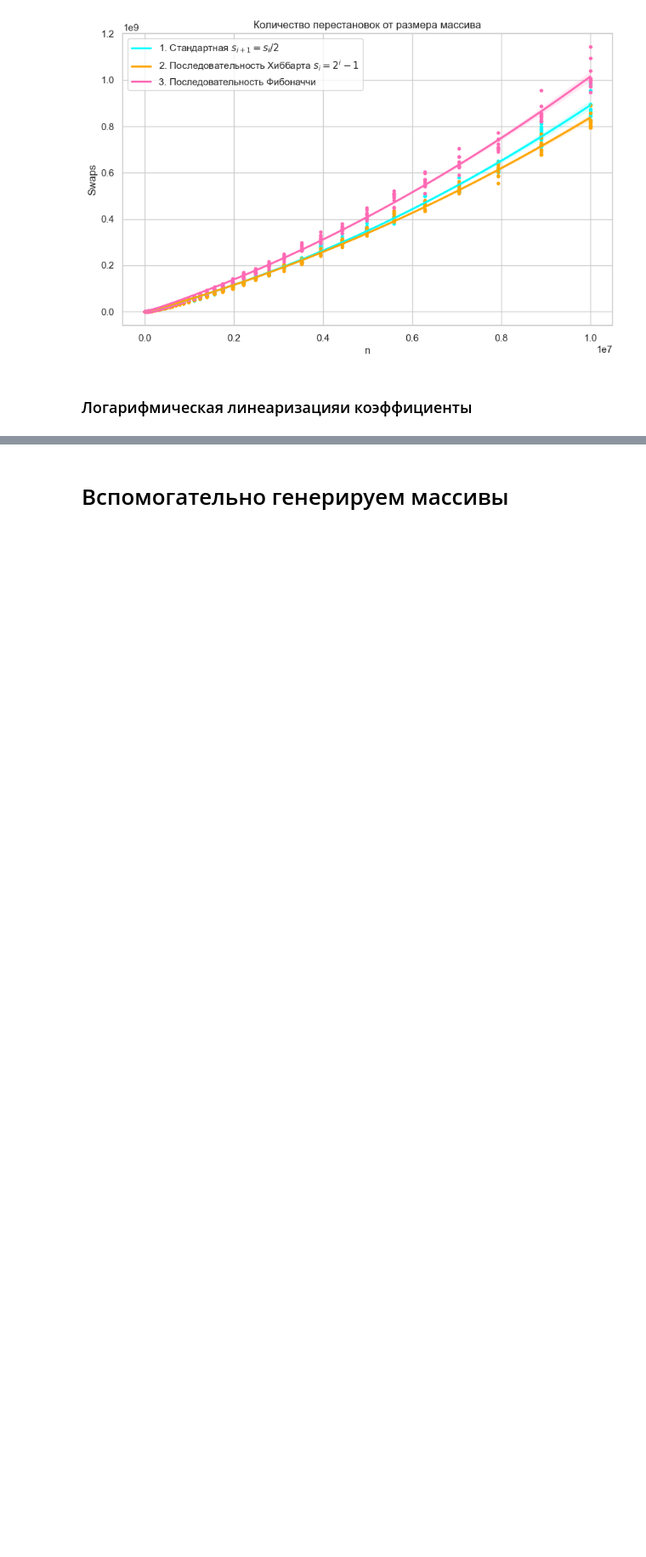
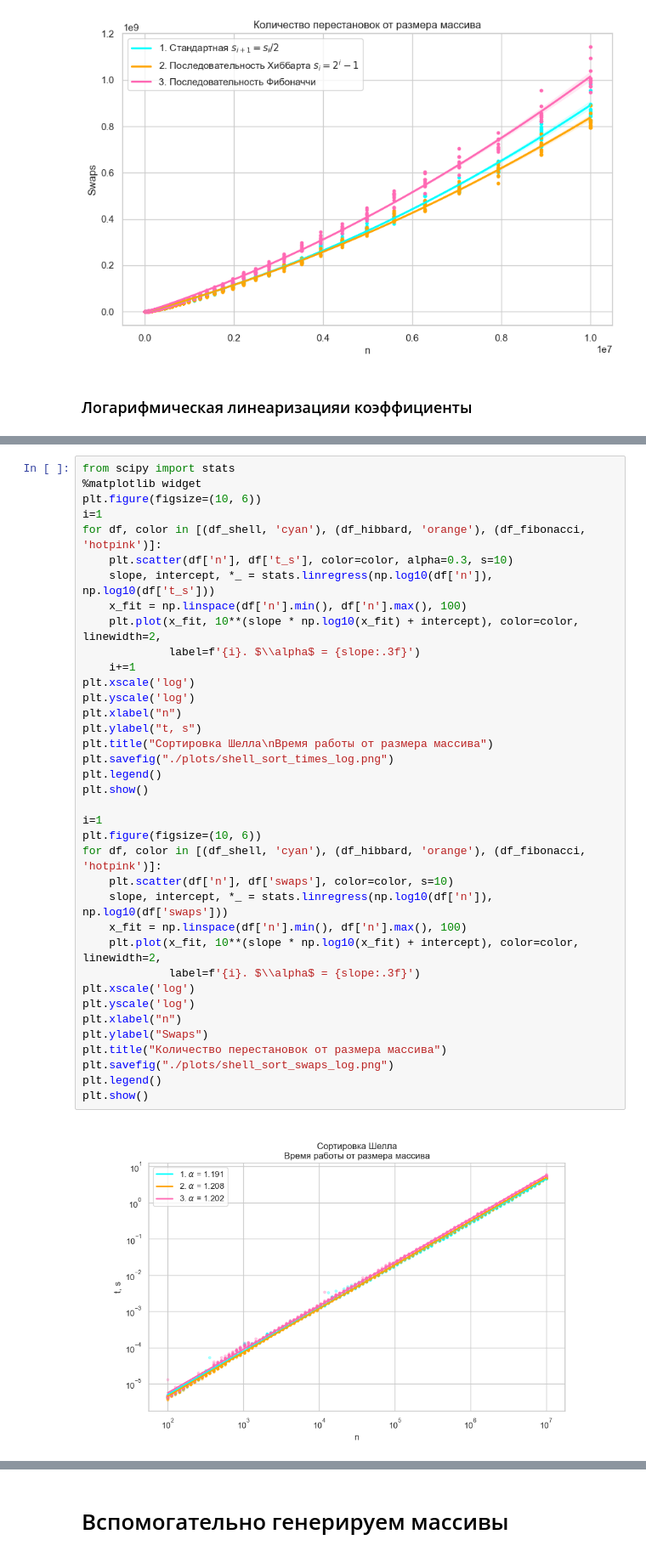
Before and after one commit to TrueToxa/lab-cpp, a Jupyter notebook: lab2-cpp/graph.ipynb, the cells around one changed output, grey strips where cells are left out. Shown at 85% size. Drawn from its saved outputs; the diff is of its cells as text; blank space fills up the shorter version.

```diff
--- a/lab2-cpp/graph.ipynb
+++ b/lab2-cpp/graph.ipynb
@@ -137,0 +197,39 @@ plt.show()
+# %%
+from scipy import stats
+%matplotlib widget
+plt.figure(figsize=(10, 6))
+i=1
+for df, color in [(df_shell, 'cyan'), (df_hibbard, 'orange'), (df_fibonacci, 'hotpink')]:
+    plt.scatter(df['n'], df['t_s'], color=color, alpha=0.3, s=10)
+    slope, intercept, *_ = stats.linregress(np.log10(df['n']), np.log10(df['t_s']))
+    x_fit = np.linspace(df['n'].min(), df['n'].max(), 100)
+    plt.plot(x_fit, 10**(slope * np.log10(x_fit) + intercept), color=color, linewidth=2,
+             label=f'{i}. $\\alpha$ = {slope:.3f}')
+    i+=1
+plt.xscale('log')
+plt.yscale('log')
+plt.xlabel("n")
+plt.ylabel("t, s")
+plt.title("Сортировка Шелла\nВремя работы от размера массива")
+plt.savefig("./plots/shell_sort_times_log.png")
+plt.legend()
+plt.show()
+
+i=1
+plt.figure(figsize=(10, 6))
+for df, color in [(df_shell, 'cyan'), (df_hibbard, 'orange'), (df_fibonacci, 'hotpink')]:
+    plt.scatter(df['n'], df['swaps'], color=color, s=10)
+    slope, intercept, *_ = stats.linregress(np.log10(df['n']), np.log10(df['swaps']))
+    x_fit = np.linspace(df['n'].min(), df['n'].max(), 100)
+    plt.plot(x_fit, 10**(slope * np.log10(x_fit) + intercept), color=color, linewidth=2,
+             label=f'{i}. $\\alpha$ = {slope:.3f}')
+plt.xscale('log')
+plt.yscale('log')
+plt.xlabel("n")
+plt.ylabel("Swaps")
+plt.title("Количество перестановок от размера массива")
+plt.savefig("./plots/shell_sort_swaps_log.png")
+plt.legend()
+plt.show()
+# %% [output]
+[figure, added]
```
Also changed, not shown: parts of 6 cells of this notebook, 11 other files.
